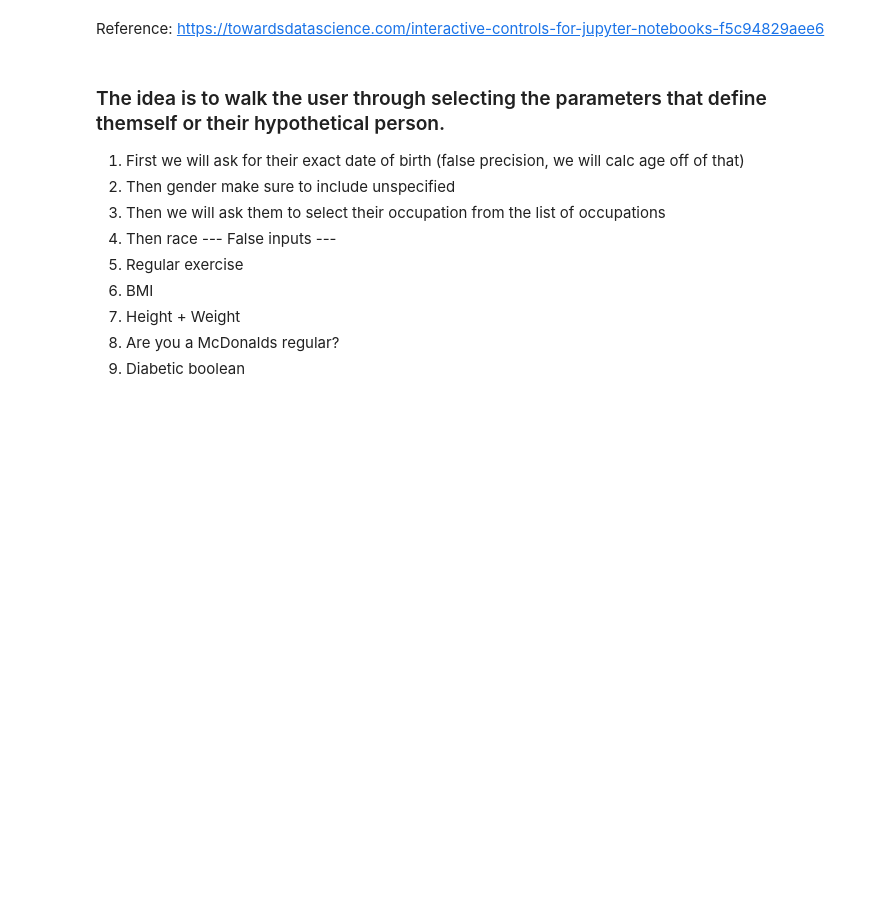
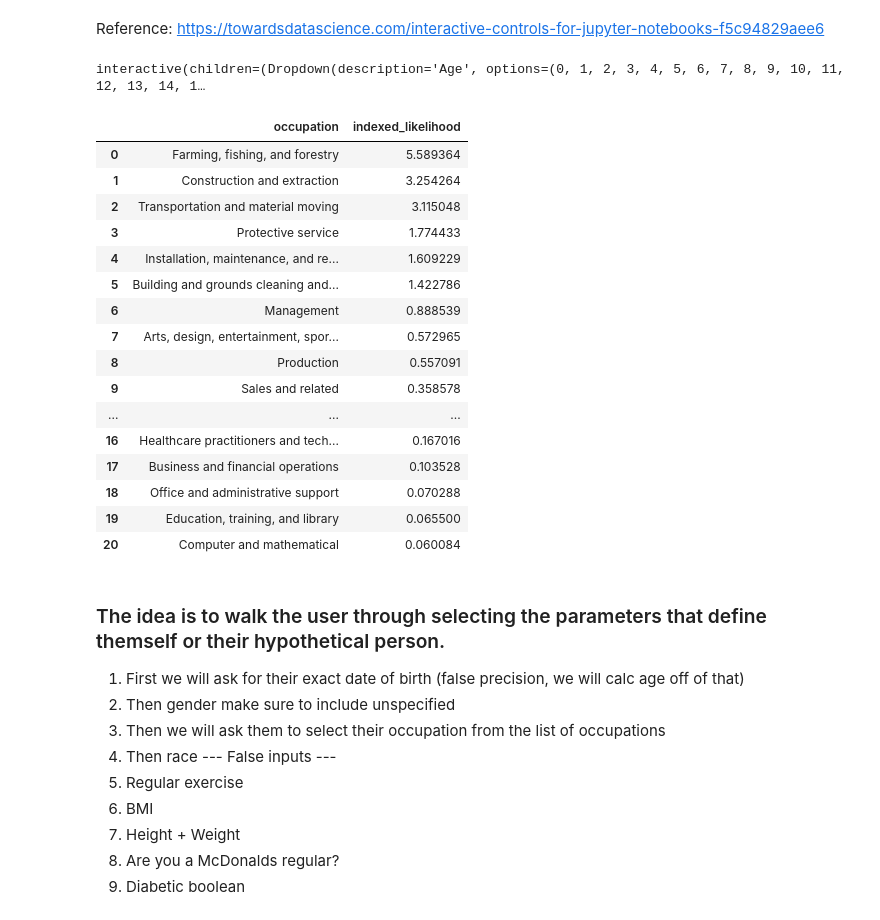
Before and after one commit to jameslee0920/death_simulator, a Jupyter notebook: src/interactive_frontend.ipynb, the cells around one changed output. Saved outputs shown, nothing was run; the diff lists cells and outputs as text; code cells hidden in the pictures; blank space fills up the shorter version.

Commit message:
add input options fn, add output placeholder, add copy pdf py

```diff
--- a/src/interactive_frontend.ipynb
+++ b/src/interactive_frontend.ipynb
@@ -14,3 +23,40 @@ import placehold
+# %%
+@interact_manual
+def collect_inputs_manual_gen(Age=input_options_dict["age"],
+                              Occupation=sorted(input_options_dict["occupation"]),
+                              Gender=sorted(input_options_dict["new_gender"]),
+                              Race=sorted(input_options_dict["race"]),
+                              Exercise=sorted(input_options_dict["exercise"]),
+                              BMI=sorted(input_options_dict["bmi"]),
+                              Height=sorted(input_options_dict["height"]),
+                              #be careful of how this is sorted
+                              Weight=sorted(input_options_dict["weight"]),
+                              McDonalds=sorted(input_options_dict["mcdonalds"])):
+    #return "You will die of Atherosclerotic heart disease at the age of 88 years old on May 20th, 2080"
+    return placehold.fn_send_output_string(input_options_dict)
+# %% [output]
+interactive(children=(Dropdown(description='Age', options=(0, 1, 2, 3, 4, 5, 6, 7, 8, 9, 10, 11, 12, 13, 14, 1…
 # %%
 #Column 6 has mixed types! deaths? population? Ignoring warning for now
 df = pd.read_csv('../data/deaths_age_gender_race_mechanism_cause.csv')
+occ_df = pd.read_csv('../data/job_indexed_likelihood.csv')
+# %%
+occ_df
+# %% [output]
+|  | occupation | indexed_likelihood |
+| 0 | Farming, fishing, and forestry | 5.589364 |
+| 1 | Construction and extraction | 3.254264 |
+| 2 | Transportation and material moving | 3.115048 |
+| 3 | Protective service | 1.774433 |
+| 4 | Installation, maintenance, and re... | 1.609229 |
+| 5 | Building and grounds cleaning and... | 1.422786 |
+| 6 | Management | 0.888539 |
+| 7 | Arts, design, entertainment, spor... | 0.572965 |
+| 8 | Production | 0.557091 |
+| 9 | Sales and related | 0.358578 |
+| ... | ... | ... |
+| 16 | Healthcare practitioners and tech... | 0.167016 |
+| 17 | Business and financial operations | 0.103528 |
+| 18 | Office and administrative support | 0.070288 |
+| 19 | Education, training, and library | 0.065500 |
+| 20 | Computer and mathematical | 0.060084 |
```
Also changed, not shown: parts of 17 cells of this notebook, 2 other files.
